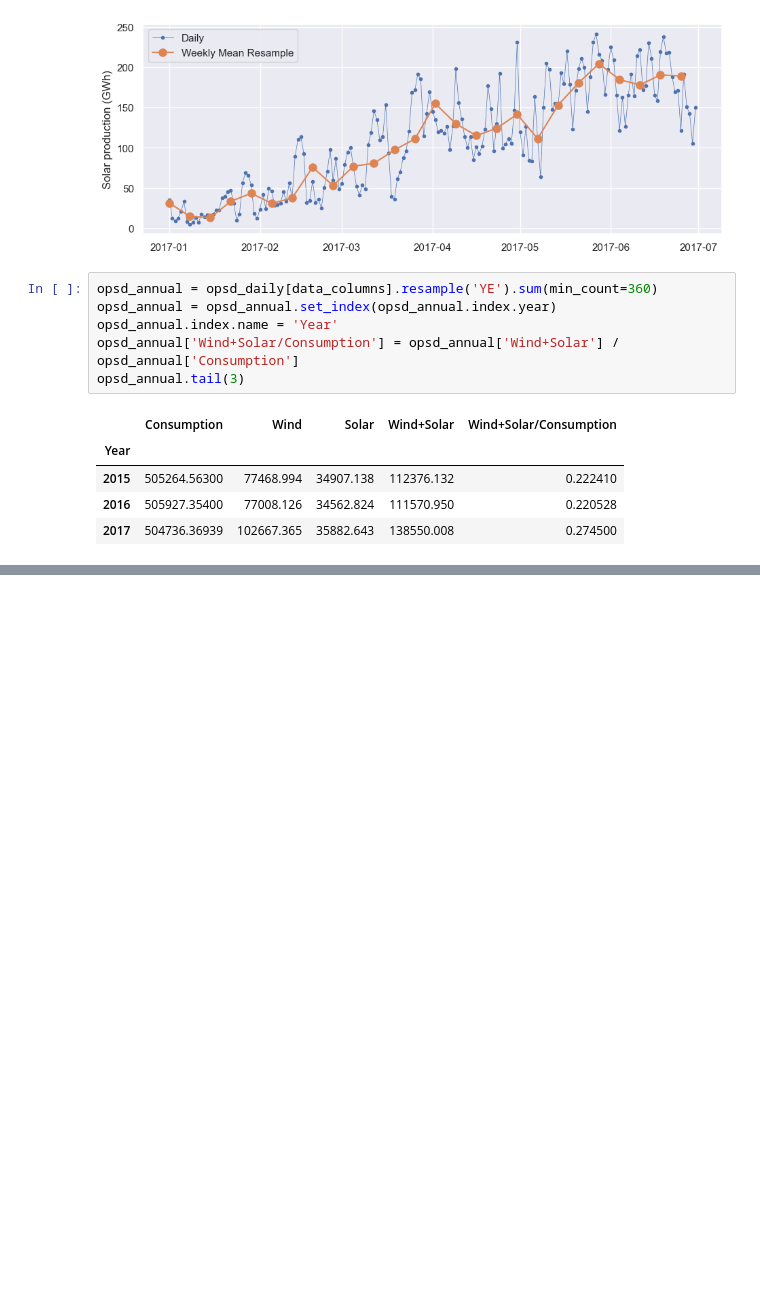
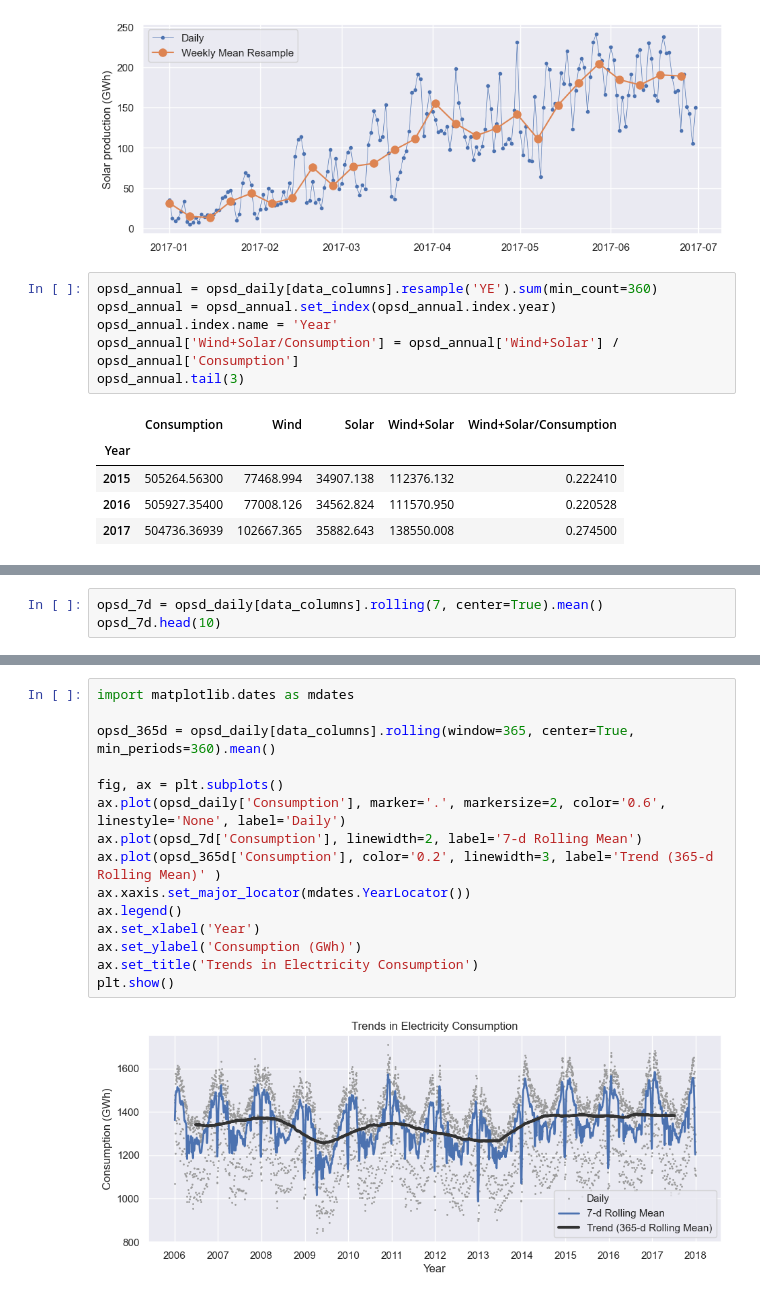
Before and after one commit to khangnl24112002/AI-2025, a Jupyter notebook: Module03/Week01/pandas_timeseriesdata.ipynb, the cells around one changed output, grey strips where cells are left out. Cells and saved outputs as stored; diff of their text form; blank space fills up the shorter version.

Commit message:
Module03 - Week01: time series data: resampling, rolling windows, trends

```diff
--- a/Module03/Week01/pandas_timeseriesdata.ipynb
+++ b/Module03/Week01/pandas_timeseriesdata.ipynb
@@ -142,0 +158,3 @@ opsd_annual.tail(3)
+# %%
+opsd_7d = opsd_daily[data_columns].rolling(7, center=True).mean()
+opsd_7d.head(10)
@@ -142,0 +174,17 @@ opsd_annual.tail(3)
+# %%
+import matplotlib.dates as mdates
+
+opsd_365d = opsd_daily[data_columns].rolling(window=365, center=True, min_periods=360).mean()
+
+fig, ax = plt.subplots()
+ax.plot(opsd_daily['Consumption'], marker='.', markersize=2, color='0.6', linestyle='None', label='Daily')
+ax.plot(opsd_7d['Consumption'], linewidth=2, label='7-d Rolling Mean')
+ax.plot(opsd_365d['Consumption'], color='0.2', linewidth=3, label='Trend (365-d Rolling Mean)' )
+ax.xaxis.set_major_locator(mdates.YearLocator())
+ax.legend()
+ax.set_xlabel('Year')
+ax.set_ylabel('Consumption (GWh)')
+ax.set_title('Trends in Electricity Consumption')
+plt.show()
+# %% [output]
+[figure, added]
```
Also changed, not shown: parts of 3 cells of this notebook.
